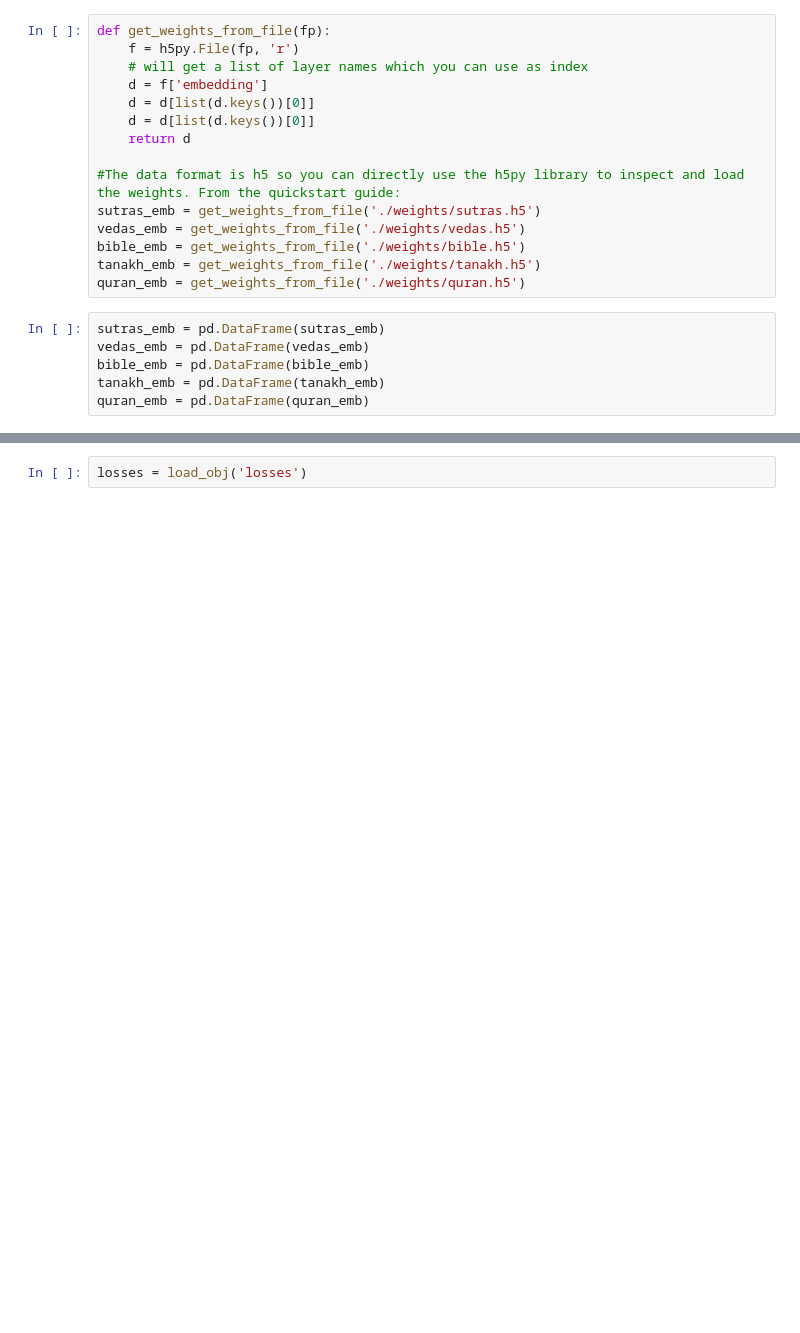
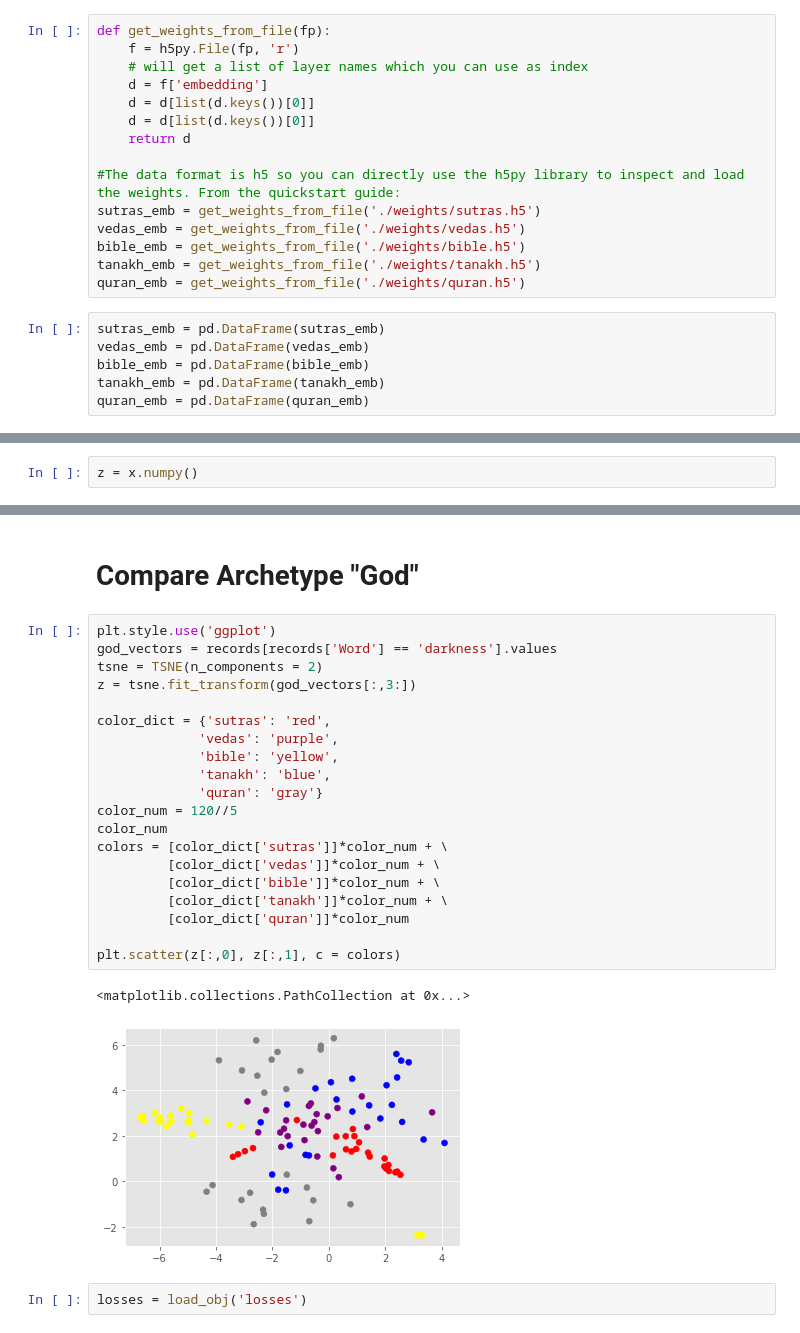
Before and after one commit to james-salafatinos/religious-word-embeddings, a Jupyter notebook: 2. Analysis.ipynb, the cells around one changed output, grey strips where cells are left out. Drawn from its saved outputs; the diff is of its cells as text; blank space fills up the shorter version.

```diff
--- a/2. Analysis.ipynb
+++ b/2. Analysis.ipynb
@@ -90,0 +186,2 @@ similar_words
+# %%
+z = x.numpy()
@@ -101,3 +335,28 @@ plt.scatter(z[:,0], z[:,1])
+# %% [markdown]
+# Compare Archetype "God"
+# %%
+plt.style.use('ggplot')
+god_vectors = records[records['Word'] == 'darkness'].values
+tsne = TSNE(n_components = 2)
+z = tsne.fit_transform(god_vectors[:,3:])
+
+color_dict = {'sutras': 'red',
+             'vedas': 'purple',
+             'bible': 'yellow',
+             'tanakh': 'blue',
+             'quran': 'gray'}
+color_num = 120//5
+color_num
+colors = [color_dict['sutras']]*color_num + \
+         [color_dict['vedas']]*color_num + \
+         [color_dict['bible']]*color_num + \
+         [color_dict['tanakh']]*color_num + \
+         [color_dict['quran']]*color_num
+
+plt.scatter(z[:,0], z[:,1], c = colors)
+# %% [output]
+<matplotlib.collections.PathCollection at 0x...>
+[figure, added]
 # %%
 losses = load_obj('losses')
 # %%
```
Also changed, not shown: parts of 28 cells of this notebook, 8 other files.
